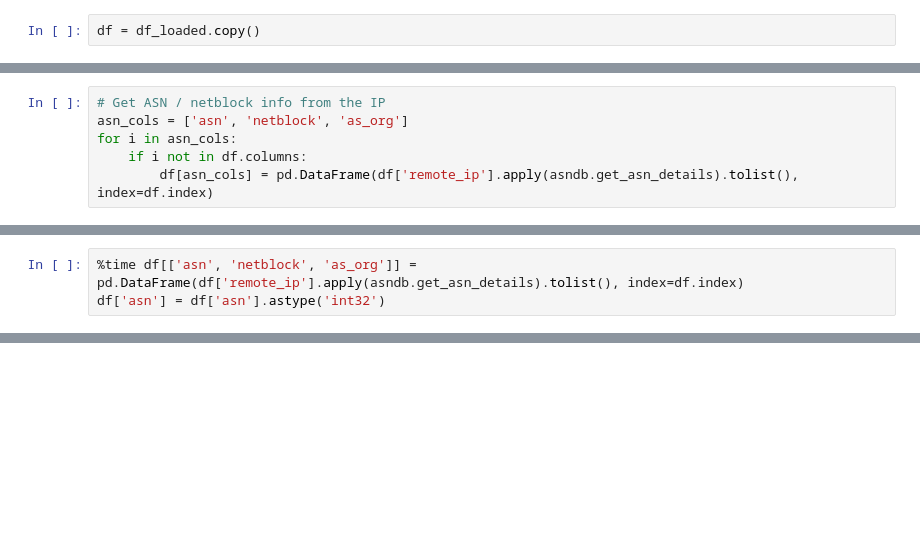
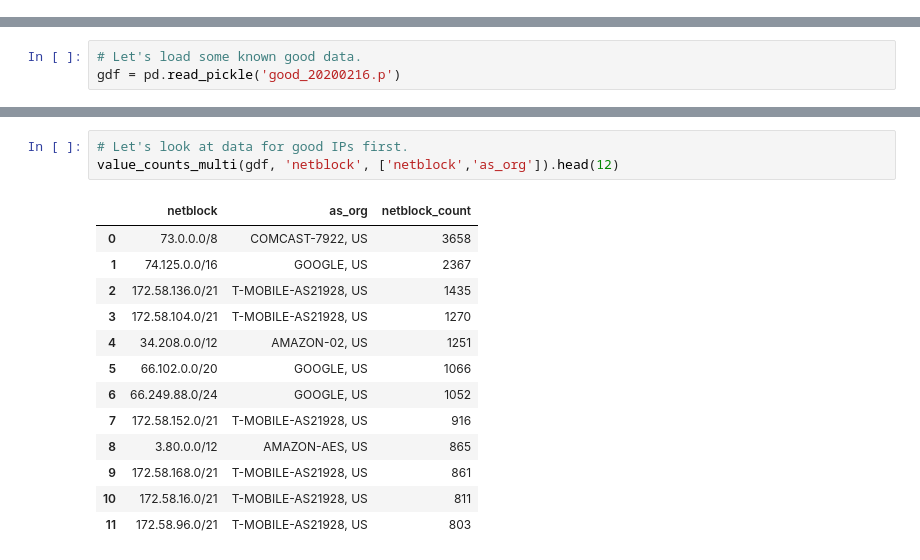
Before and after one commit to evan-burke/m3_sf_2020_training, a Jupyter notebook: Automated Click Detection.ipynb, the cells around one changed output, grey strips where cells are left out. Drawn from its saved outputs; the diff is of its cells as text; blank space fills up the shorter version.

```diff
--- a/Automated Click Detection.ipynb
+++ b/Automated Click Detection.ipynb
@@ -107,2 +0,0 @@ final shape: (1610080, 25)
-# %%
-df = df_loaded.copy()
@@ -148,6 +0,0 @@ for i in ['sid', 'mid', 'mlid', 'ruid']:
-# %%
-# Get ASN / netblock info from the IP
-asn_cols = ['asn', 'netblock', 'as_org']
-for i in asn_cols:
-    if i not in df.columns:
-        df[asn_cols] = pd.DataFrame(df['remote_ip'].apply(asndb.get_asn_details).tolist(), index=df.index)
@@ -227,3 +0,0 @@ def df_counts(df, column, head=None):
-# %%
-%time df[['asn', 'netblock', 'as_org']] = pd.DataFrame(df['remote_ip'].apply(asndb.get_asn_details).tolist(), index=df.index)
-df['asn'] = df['asn'].astype('int32')
@@ -551,0 +122,3 @@ Name: request_header_user_agent, dtype: int64
+# %%
+# Let's load some known good data.
+gdf = pd.read_pickle('good_20200216.p')
@@ -551,0 +165,17 @@ Name: request_header_user_agent, dtype: int64
+# %%
+# Let's look at data for good IPs first.
+value_counts_multi(gdf, 'netblock', ['netblock','as_org']).head(12)
+# %% [output]
+|  | netblock | as_org | netblock_count |
+| 0 | 73.0.0.0/8 | COMCAST-7922, US | 3658 |
+| 1 | 74.125.0.0/16 | GOOGLE, US | 2367 |
+| 2 | 172.58.136.0/21 | T-MOBILE-AS21928, US | 1435 |
+| 3 | 172.58.104.0/21 | T-MOBILE-AS21928, US | 1270 |
+| 4 | 34.208.0.0/12 | AMAZON-02, US | 1251 |
+| 5 | 66.102.0.0/20 | GOOGLE, US | 1066 |
+| 6 | 66.249.88.0/24 | GOOGLE, US | 1052 |
+| 7 | 172.58.152.0/21 | T-MOBILE-AS21928, US | 916 |
+| 8 | 3.80.0.0/12 | AMAZON-AES, US | 865 |
+| 9 | 172.58.168.0/21 | T-MOBILE-AS21928, US | 861 |
+| 10 | 172.58.16.0/21 | T-MOBILE-AS21928, US | 811 |
+| 11 | 172.58.96.0/21 | T-MOBILE-AS21928, US | 803 |
```
Also changed, not shown: parts of 105 cells of this notebook.
